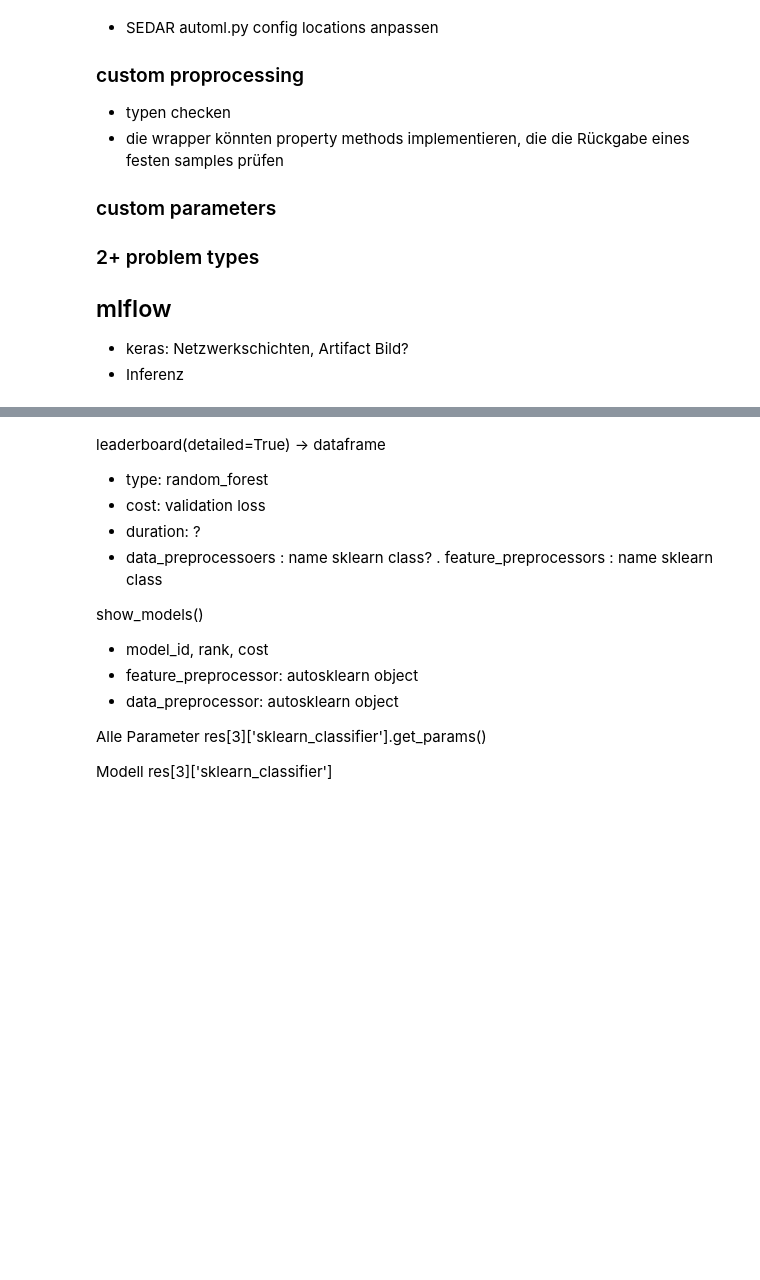
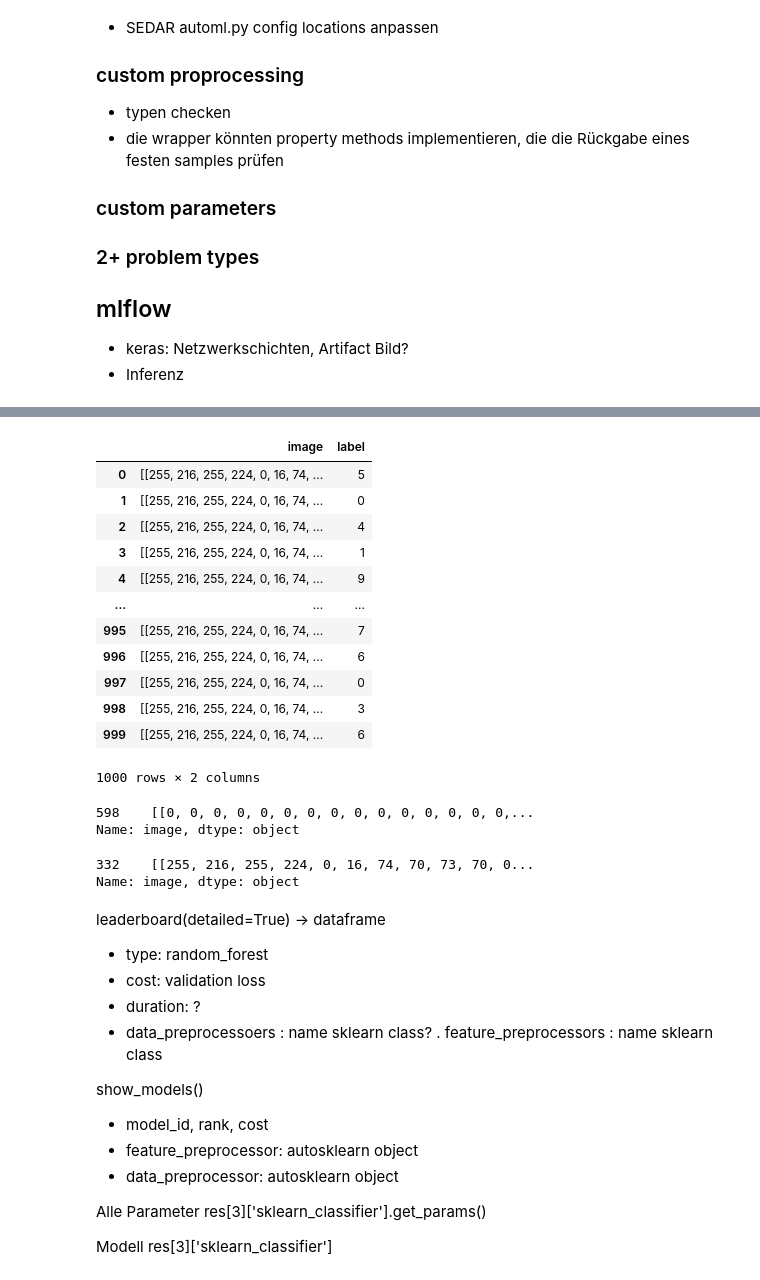
Before and after one commit to mibbels/automlwrapper, a Jupyter notebook: test.ipynb, the cells around one changed output, grey strips where cells are left out. Cells and saved outputs as stored; diff of their text form; code cells hidden in the pictures; blank space fills up the shorter version.

```diff
--- a/test.ipynb
+++ b/test.ipynb
@@ -53,3 +195,30 @@ user_hp = {'num_trials': 4, 'epochs':20, 'time_limit': 120, 'memory_limit':7000,
+# %%
+mnist = mnist[:1000]
+mnist
+# %% [output]
+|  | image | label |
+| 0 | [[255, 216, 255, 224, 0, 16, 74, ... | 5 |
+| 1 | [[255, 216, 255, 224, 0, 16, 74, ... | 0 |
+| 2 | [[255, 216, 255, 224, 0, 16, 74, ... | 4 |
+| 3 | [[255, 216, 255, 224, 0, 16, 74, ... | 1 |
+| 4 | [[255, 216, 255, 224, 0, 16, 74, ... | 9 |
+| ... | ... | ... |
+| 995 | [[255, 216, 255, 224, 0, 16, 74, ... | 7 |
+| 996 | [[255, 216, 255, 224, 0, 16, 74, ... | 6 |
+| 997 | [[255, 216, 255, 224, 0, 16, 74, ... | 0 |
+| 998 | [[255, 216, 255, 224, 0, 16, 74, ... | 3 |
+| 999 | [[255, 216, 255, 224, 0, 16, 74, ... | 6 |
+1000 rows × 2 columns
+# %%
+mnist['image'].sample()
+# %% [output]
+598    [[0, 0, 0, 0, 0, 0, 0, 0, 0, 0, 0, 0, 0, 0, 0,...
+Name: image, dtype: object
+# %%
+train_data_byte['image'].sample()
+# %% [output]
+332    [[255, 216, 255, 224, 0, 16, 74, 70, 73, 70, 0...
+Name: image, dtype: object
 # %% [markdown]
 leaderboard(detailed=True) -> dataframe
 - type: random_forest
```
Also changed, not shown: parts of 23 cells of this notebook, 10 other files.
